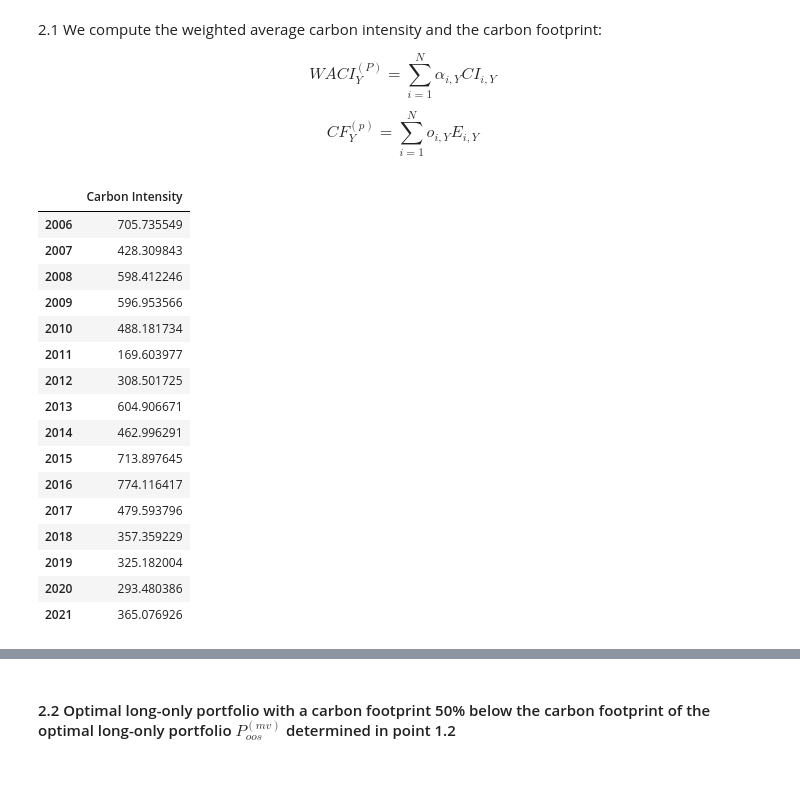
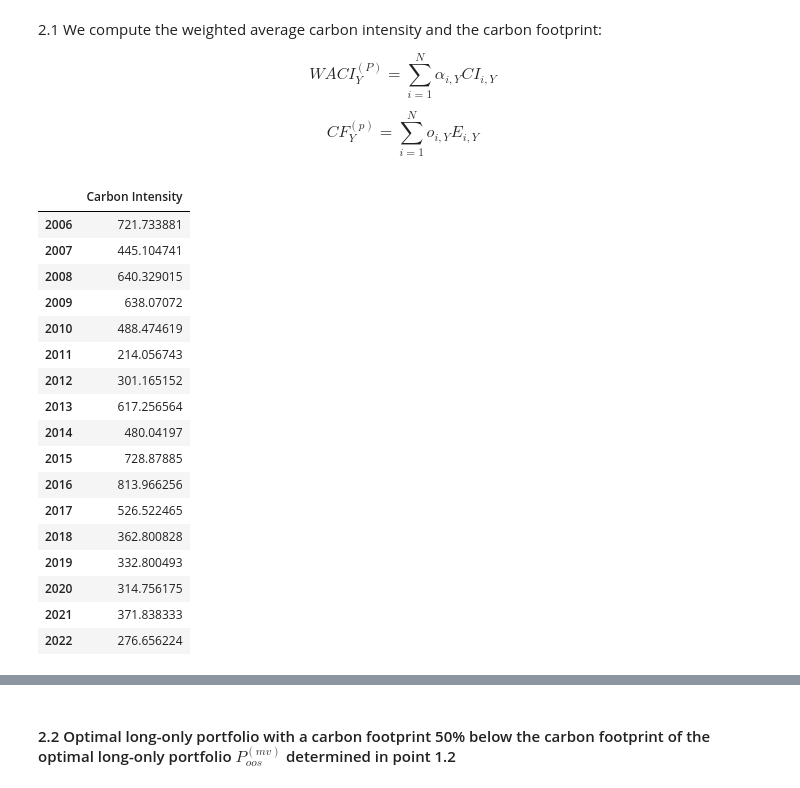
Before and after one commit to dorentinmorina/SAAM, a Jupyter notebook: main.ipynb, the cells around one changed output, grey strips where cells are left out. Cells and saved outputs as stored; diff of their text form; code cells hidden in the pictures.

```diff
--- a/main.ipynb
+++ b/main.ipynb
@@ -757,0 +832,15 @@ carbon_int = scope2_int + scope1_int
+# %%
+'''
+2005: The choice was made to select the mean of the year 2006 to 2008 in order to
+have values the are not too far from 2006. We can see that the values are quite similar.
+'''
+cies = ['AMERICA S CAR MART', 'APOGEE ENTERPRISES', 'EAGLE MATERIALS', 'RITE AID']
+carbon_em.loc[cies, 2005] = carbon_em.loc[cies, 2006:2008].mean(axis=1)
+carbon_int.loc[cies, 2005] = carbon_int.loc[cies, 2006:2008].mean(axis=1)
+
+'''
+2014: An interpolate method was selected for that.
+We couldn't unfortunately use the interpolation method for 2005 as we didn't have any data before 2005.
+'''
+carbon_em.loc['SUNOPTA (NAS)'] = carbon_em.loc['SUNOPTA (NAS)'].interpolate()
+carbon_int.loc['SUNOPTA (NAS)'] = carbon_int.loc['SUNOPTA (NAS)'].interpolate()
@@ -765,35 +862,37 @@ $$
 $$
 CF_{Y}^{(p)} = \sum^{N}_{i=1} o_{i,Y} E_{i,Y}
 $$
-# %%
-## WACI
-weights2006_2021 = weights_df.iloc[:,weights_df.columns.isin(range(2006,2021+1))]
-carbonint2006_2021 = carbon_int.iloc[:,carbon_int.columns.isin(range(2006,2021+1))]
-
-waci = pd.DataFrame(index=['Carbon Intensity'], columns=carbonint2006_2021.columns)
-
-
-for i in range(np.shape(weights2006_2021)[1]):
-    waci.iloc[:,i] = (weights2006_2021.iloc[:,i] * carbonint2006_2021.iloc[:,i]).sum()
-
-waci.T
-# %% [output]
-|  | Carbon Intensity |
-| 2006 | 705.735549 |
-| 2007 | 428.309843 |
-| 2008 | 598.412246 |
-| 2009 | 596.953566 |
-| 2010 | 488.181734 |
-| 2011 | 169.603977 |
-| 2012 | 308.501725 |
-| 2013 | 604.906671 |
-| 2014 | 462.996291 |
-| 2015 | 713.897645 |
-| 2016 | 774.116417 |
-| 2017 | 479.593796 |
-| 2018 | 357.359229 |
-| 2019 | 325.182004 |
-| 2020 | 293.480386 |
-| 2021 | 365.076926 |
+# %%
+### WACI ###
+'''
+Here we compute the Weighted Average Carbon Intensity (WACI) of the portfolio.
+We use the weights for Y (computed as of 31.Dec Y) with the carbon intensity of Y.
+'''
+
+waci = pd.DataFrame(columns=['Carbon Intensity'], index=range(2006, 2022+1))
+
+for year in range(2006, 2022+1):
+    waci.loc[year] = (weights_df.T.loc[year] * carbon_int.T.loc[year-1]).sum()
+
+waci
+# %% [output]
+|  | Carbon Intensity |
+| 2006 | 721.733881 |
+| 2007 | 445.104741 |
+| 2008 | 640.329015 |
+| 2009 | 638.07072 |
+| 2010 | 488.474619 |
+| 2011 | 214.056743 |
+| 2012 | 301.165152 |
+| 2013 | 617.256564 |
+| 2014 | 480.04197 |
+| 2015 | 728.87885 |
+| 2016 | 813.966256 |
+| 2017 | 526.522465 |
+| 2018 | 362.800828 |
+| 2019 | 332.800493 |
+| 2020 | 314.756175 |
+| 2021 | 371.838333 |
+| 2022 | 276.656224 |
 # %%
 ## Carbon Footprint
```
Also changed, not shown: parts of 11 cells of this notebook.
